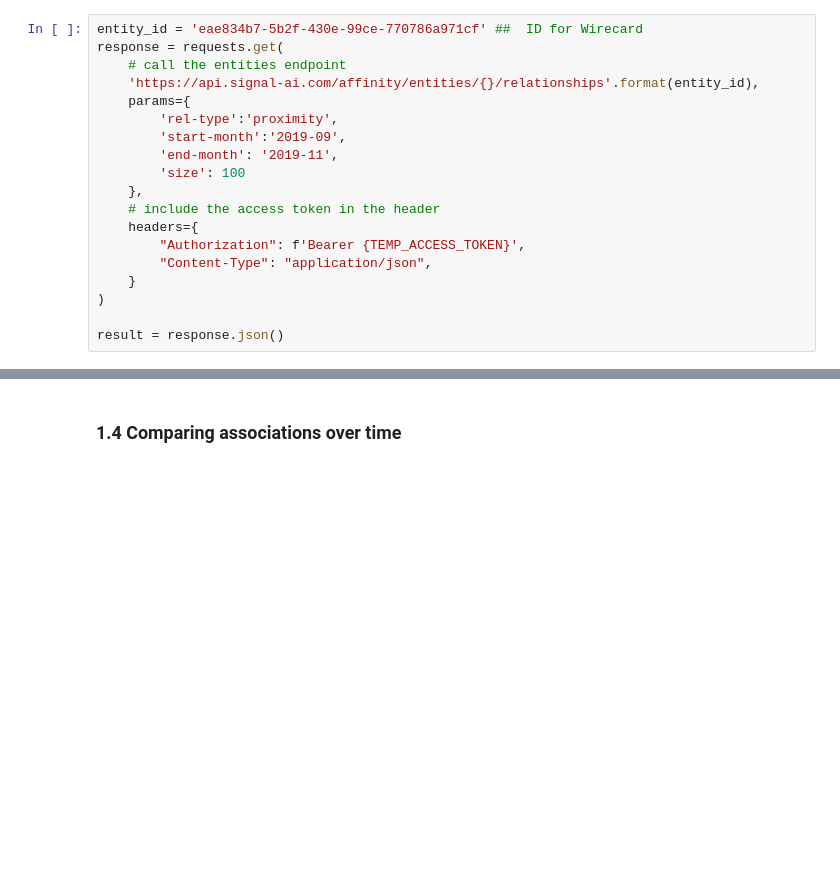
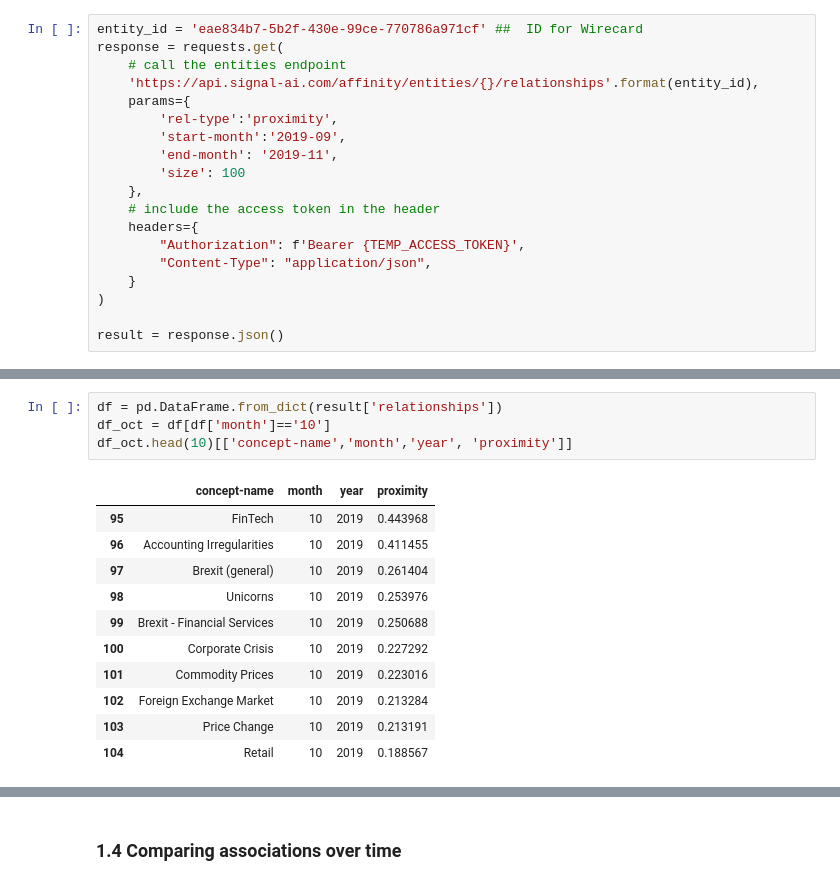
Before and after one commit to signal-ai/signal-api-tools, a Jupyter notebook: notebooks/affinity_tutorial.ipynb, the cells around one changed output, grey strips where cells are left out. Cells and saved outputs as stored; diff of their text form; blank space fills up the shorter version.

```diff
--- a/notebooks/affinity_tutorial.ipynb
+++ b/notebooks/affinity_tutorial.ipynb
@@ -219,0 +218,16 @@ df[['concept-name']]
+# %%
+df = pd.DataFrame.from_dict(result['relationships'])
+df_oct = df[df['month']=='10']
+df_oct.head(10)[['concept-name','month','year', 'proximity']]
+# %% [output]
+|  | concept-name | month | year | proximity |
+| 95 | FinTech | 10 | 2019 | 0.443968 |
+| 96 | Accounting Irregularities | 10 | 2019 | 0.411455 |
+| 97 | Brexit (general) | 10 | 2019 | 0.261404 |
+| 98 | Unicorns | 10 | 2019 | 0.253976 |
+| 99 | Brexit - Financial Services | 10 | 2019 | 0.250688 |
+| 100 | Corporate Crisis | 10 | 2019 | 0.227292 |
+| 101 | Commodity Prices | 10 | 2019 | 0.223016 |
+| 102 | Foreign Exchange Market | 10 | 2019 | 0.213284 |
+| 103 | Price Change | 10 | 2019 | 0.213191 |
+| 104 | Retail | 10 | 2019 | 0.188567 |
```
Also changed, not shown: parts of 6 cells of this notebook.
